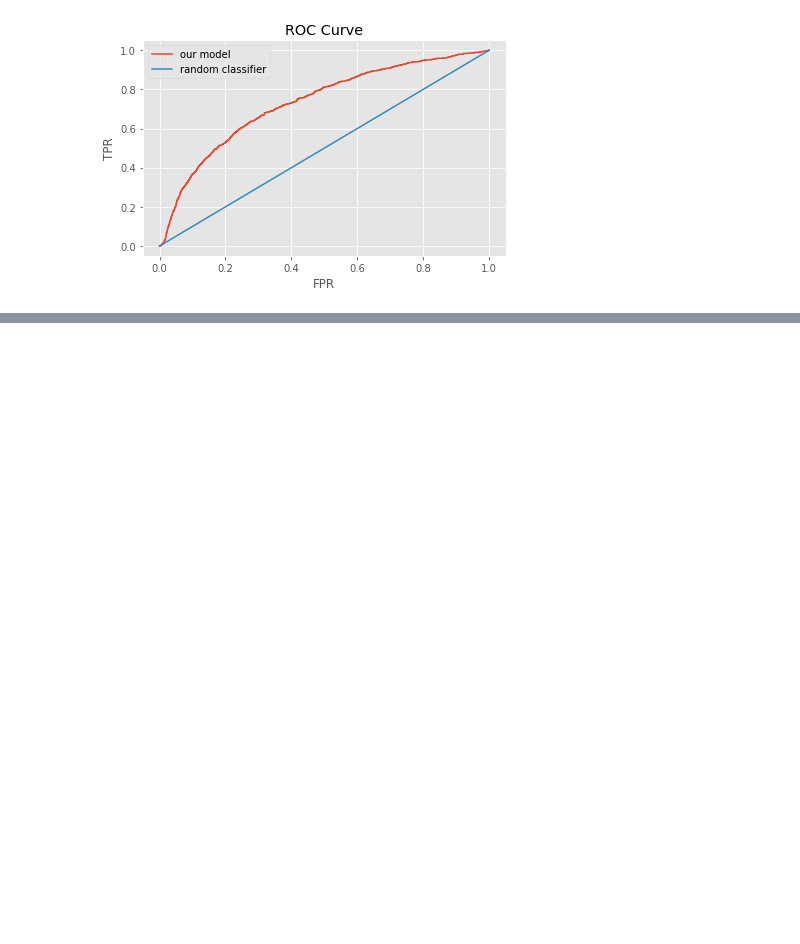
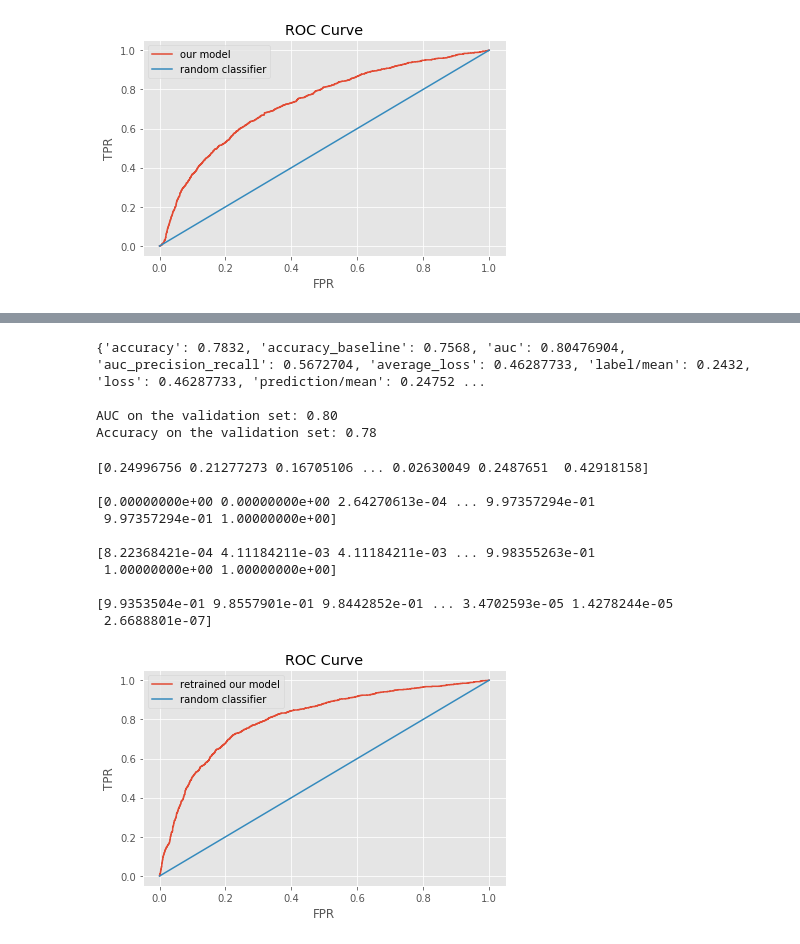
Before and after one commit to acesaif/ml_crash_course, a Jupyter notebook: classification/ml_classification.ipynb, the cells around one changed output, grey strips where cells are left out. Drawn from its saved outputs; the diff is of its cells as text; code cells hidden in the pictures; blank space fills up the shorter version.

```diff
--- a/classification/ml_classification.ipynb
+++ b/classification/ml_classification.ipynb
@@ -382,0 +410,41 @@ plt.show()
+# %%
+evaluation_metrics = linear_classifier.evaluate(input_fn=predict_validation_input_fn)
+print(evaluation_metrics,"\n")
+print("AUC on the validation set: %0.2f" % evaluation_metrics['auc'])
+print("Accuracy on the validation set: %0.2f" % evaluation_metrics['accuracy'])
+# %% [output]
+{'accuracy': 0.7832, 'accuracy_baseline': 0.7568, 'auc': 0.80476904, 'auc_precision_recall': 0.5672704, 'average_loss': 0.46287733, 'label/mean': 0.2432, 'loss': 0.46287733, 'prediction/mean': 0.24752 ...
+
+AUC on the validation set: 0.80
+Accuracy on the validation set: 0.78
+# %%
+validation_probabilities = linear_classifier.predict(input_fn=predict_validation_input_fn)
+validation_probabilities = np.array([item['probabilities'][1] for item in validation_probabilities])
+print(validation_probabilities,"\n")
+
+false_positive_rate, true_positive_rate, thresholds = metrics.roc_curve(
+    validation_targets, validation_probabilities)
+print(false_positive_rate,"\n")
+print(true_positive_rate,"\n")
+print(thresholds)
+
+plt.ylabel("TPR")
+plt.xlabel("FPR")
+plt.title("ROC Curve")
+plt.tight_layout()
+plt.plot(false_positive_rate, true_positive_rate, label="retrained our model")
+plt.plot([0, 1], [0, 1], label="random classifier")
+plt.legend()
+plt.show()
+# %% [output]
+[0.24996756 0.21277273 0.16705106 ... 0.02630049 0.2487651  0.42918158]
+
+[0.00000000e+00 0.00000000e+00 2.64270613e-04 ... 9.97357294e-01
+ 9.97357294e-01 1.00000000e+00]
+
+[8.22368421e-04 4.11184211e-03 4.11184211e-03 ... 9.98355263e-01
+ 1.00000000e+00 1.00000000e+00]
+
+[9.9353504e-01 9.8557901e-01 9.8442852e-01 ... 3.4702593e-05 1.4278244e-05
+ 2.6688801e-07]
+[figure, added]
```
Also changed, not shown: parts of 2 cells of this notebook.
